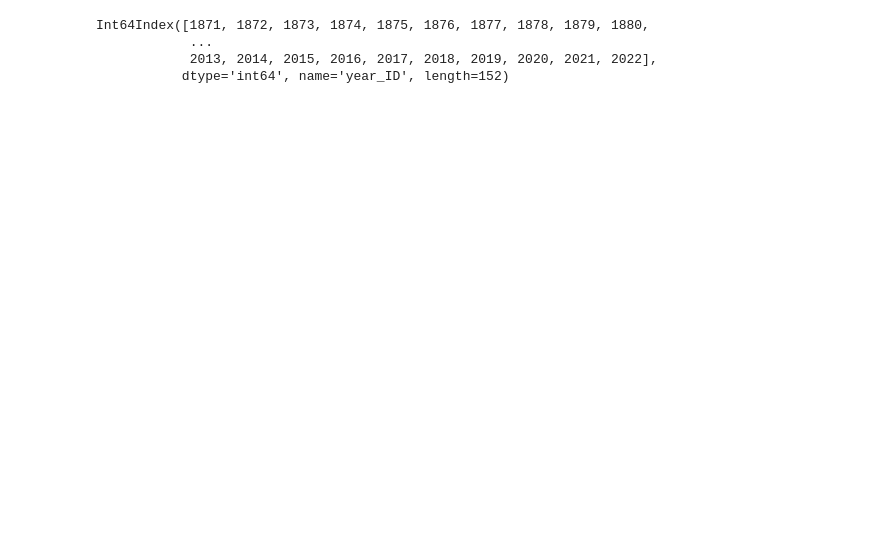
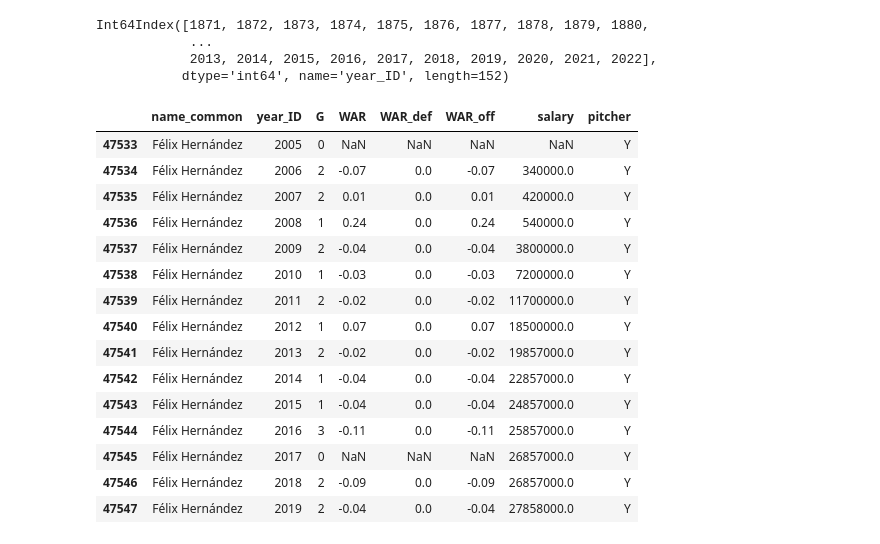
Before and after one commit to afspicciati/NYCDSA-Python-Data-Analysis-Project, a Jupyter notebook: project_bref.ipynb, the cells around one changed output. Saved outputs shown, nothing was run; the diff lists cells and outputs as text; code cells hidden in the pictures; blank space fills up the shorter version.

```diff
--- a/project_bref.ipynb
+++ b/project_bref.ipynb
@@ -53,3 +56,22 @@ Int64Index([1871, 1872, 1873, 1874, 1875, 1876, 1877, 1878, 1879, 1880,
            dtype='int64', name='year_ID', length=152)
 # %%
 batting = pd.read_csv('LahmanData2023\core\Batting.csv')
+# %%
+war_batting[war_batting['player_ID'] == 'hernafe02'].loc[:,['name_common','year_ID','G','WAR','WAR_def','WAR_off','salary','pitcher']]
+# %% [output]
+|  | name_common | year_ID | G | WAR | WAR_def | WAR_off | salary | pitcher |
+| 47533 | Félix Hernández | 2005 | 0 | NaN | NaN | NaN | NaN | Y |
+| 47534 | Félix Hernández | 2006 | 2 | -0.07 | 0.0 | -0.07 | 340000.0 | Y |
+| 47535 | Félix Hernández | 2007 | 2 | 0.01 | 0.0 | 0.01 | 420000.0 | Y |
+| 47536 | Félix Hernández | 2008 | 1 | 0.24 | 0.0 | 0.24 | 540000.0 | Y |
+| 47537 | Félix Hernández | 2009 | 2 | -0.04 | 0.0 | -0.04 | 3800000.0 | Y |
+| 47538 | Félix Hernández | 2010 | 1 | -0.03 | 0.0 | -0.03 | 7200000.0 | Y |
+| 47539 | Félix Hernández | 2011 | 2 | -0.02 | 0.0 | -0.02 | 11700000.0 | Y |
+| 47540 | Félix Hernández | 2012 | 1 | 0.07 | 0.0 | 0.07 | 18500000.0 | Y |
+| 47541 | Félix Hernández | 2013 | 2 | -0.02 | 0.0 | -0.02 | 19857000.0 | Y |
+| 47542 | Félix Hernández | 2014 | 1 | -0.04 | 0.0 | -0.04 | 22857000.0 | Y |
+| 47543 | Félix Hernández | 2015 | 1 | -0.04 | 0.0 | -0.04 | 24857000.0 | Y |
+| 47544 | Félix Hernández | 2016 | 3 | -0.11 | 0.0 | -0.11 | 25857000.0 | Y |
+| 47545 | Félix Hernández | 2017 | 0 | NaN | NaN | NaN | 26857000.0 | Y |
+| 47546 | Félix Hernández | 2018 | 2 | -0.09 | 0.0 | -0.09 | 26857000.0 | Y |
+| 47547 | Félix Hernández | 2019 | 2 | -0.04 | 0.0 | -0.04 | 27858000.0 | Y |
```
Also changed, not shown: parts of 9 cells of this notebook, 1 other file.
